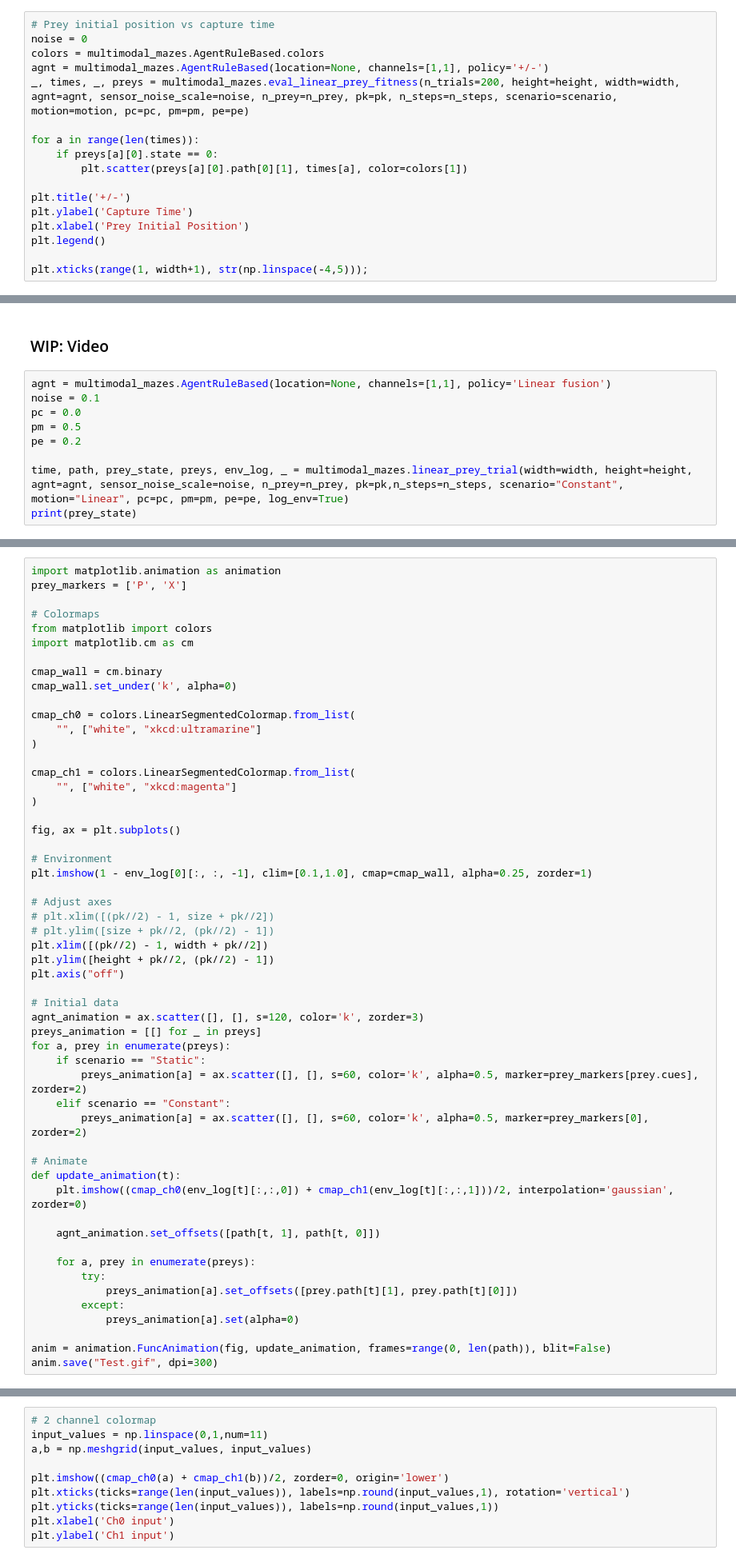
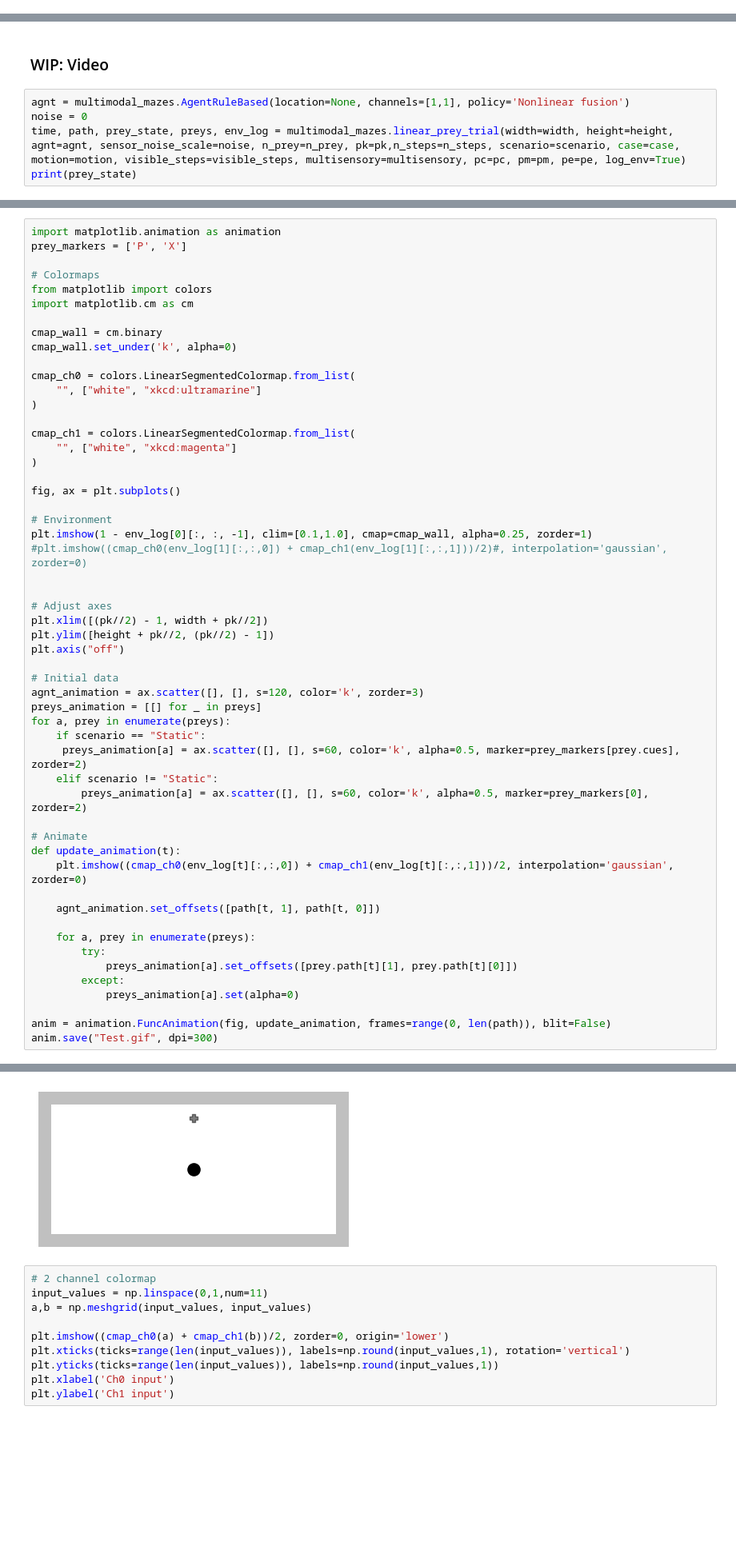
Before and after one commit to ghoshm/Multimodal_mazes, a Jupyter notebook: scripts/linear_screen_prey.ipynb, the cells around one changed output, grey strips where cells are left out. Shown at 80% size. Saved outputs shown, nothing was run; the diff lists cells and outputs as text; blank space fills up the shorter version.

Commit message:
"Addition of Random motion and multisensory cues"

```diff
--- a/scripts/linear_screen_prey.ipynb
+++ b/scripts/linear_screen_prey.ipynb
@@ -89,20 +101,3 @@ plt.xticks(range(len(policies)), policies, rotation='vertical')
 plt.ylabel('AUC');
 # %% [markdown]
 ### Prey initial position vs capture time
-# %%
-# Prey initial position vs capture time
-noise = 0
-colors = multimodal_mazes.AgentRuleBased.colors
-agnt = multimodal_mazes.AgentRuleBased(location=None, channels=[1,1], policy='+/-')
-_, times, _, preys = multimodal_mazes.eval_linear_prey_fitness(n_trials=200, height=height, width=width, agnt=agnt, sensor_noise_scale=noise, n_prey=n_prey, pk=pk, n_steps=n_steps, scenario=scenario, motion=motion, pc=pc, pm=pm, pe=pe)
-
-for a in range(len(times)):
-    if preys[a][0].state == 0:
-        plt.scatter(preys[a][0].path[0][1], times[a], color=colors[1])
-
-plt.title('+/-')
-plt.ylabel('Capture Time')
-plt.xlabel('Prey Initial Position')
-plt.legend()
-
-plt.xticks(range(1, width+1), str(np.linspace(-4,5)));
@@ -376,11 +361,7 @@ plt.axis("off")
 # %% [markdown]
 ### WIP: Video
 # %%
-agnt = multimodal_mazes.AgentRuleBased(location=None, channels=[1,1], policy='Linear fusion')
-noise = 0.1
-pc = 0.0
-pm = 0.5
-pe = 0.2
-
-time, path, prey_state, preys, env_log, _ = multimodal_mazes.linear_prey_trial(width=width, height=height, agnt=agnt, sensor_noise_scale=noise, n_prey=n_prey, pk=pk,n_steps=n_steps, scenario="Constant", motion="Linear", pc=pc, pm=pm, pe=pe, log_env=True)
+agnt = multimodal_mazes.AgentRuleBased(location=None, channels=[1,1], policy='Nonlinear fusion')
+noise = 0
+time, path, prey_state, preys, env_log = multimodal_mazes.linear_prey_trial(width=width, height=height, agnt=agnt, sensor_noise_scale=noise, n_prey=n_prey, pk=pk,n_steps=n_steps, scenario=scenario, case=case, motion=motion, visible_steps=visible_steps, multisensory=multisensory, pc=pc, pm=pm, pe=pe, log_env=True)
 print(prey_state)
@@ -407,10 +390,10 @@ fig, ax = plt.subplots()
 
 # Environment
 plt.imshow(1 - env_log[0][:, :, -1], clim=[0.1,1.0], cmap=cmap_wall, alpha=0.25, zorder=1)
+#plt.imshow((cmap_ch0(env_log[1][:,:,0]) + cmap_ch1(env_log[1][:,:,1]))/2)#, interpolation='gaussian', zorder=0)
+
 
 # Adjust axes
-# plt.xlim([(pk//2) - 1, size + pk//2])
-# plt.ylim([size + pk//2, (pk//2) - 1])
 plt.xlim([(pk//2) - 1, width + pk//2])
 plt.ylim([height + pk//2, (pk//2) - 1])
 plt.axis("off")
@@ -420,8 +403,8 @@ agnt_animation = ax.scatter([], [], s=120, color='k', zorder=3)
 preys_animation = [[] for _ in preys]
 for a, prey in enumerate(preys):
     if scenario == "Static":
-        preys_animation[a] = ax.scatter([], [], s=60, color='k', alpha=0.5, marker=prey_markers[prey.cues], zorder=2)
-    elif scenario == "Constant":
+     preys_animation[a] = ax.scatter([], [], s=60, color='k', alpha=0.5, marker=prey_markers[prey.cues], zorder=2)
+    elif scenario != "Static":
         preys_animation[a] = ax.scatter([], [], s=60, color='k', alpha=0.5, marker=prey_markers[0], zorder=2)
 
 # Animate
@@ -438,3 +421,4 @@ def update_animation(t):
 
 anim = animation.FuncAnimation(fig, update_animation, frames=range(0, len(path)), blit=False)
 anim.save("Test.gif", dpi=300)
+# %% [output]
@@ -441,3 +426,4 @@ anim.save("Test.gif", dpi=300)
+[figure, added]
 # %%
 # 2 channel colormap
 input_values = np.linspace(0,1,num=11)
```
Also changed, not shown: parts of 18 cells of this notebook, 6 other files.
